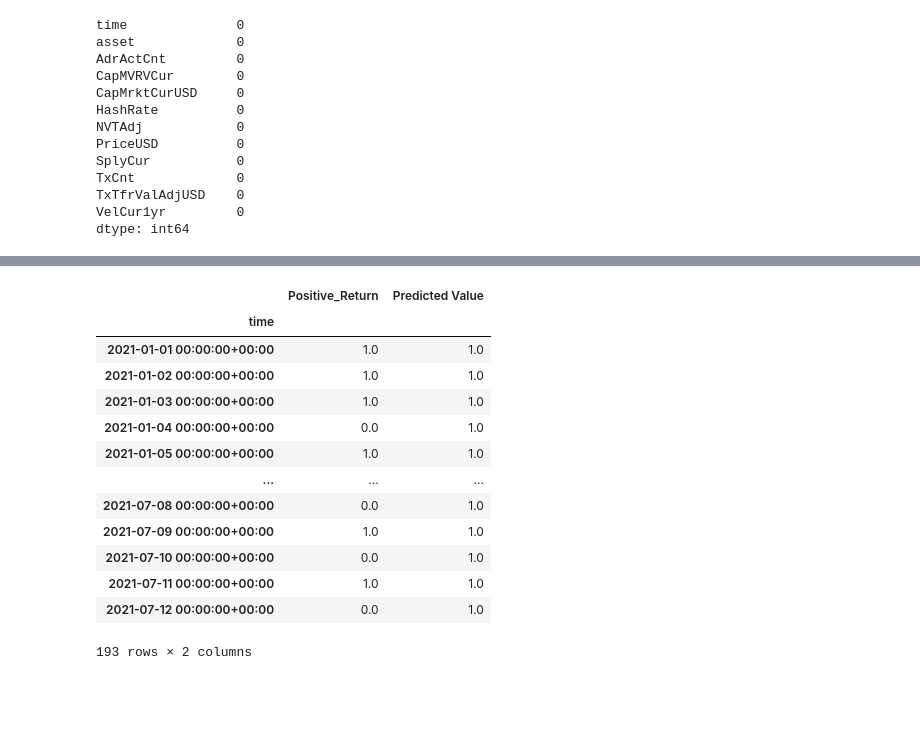
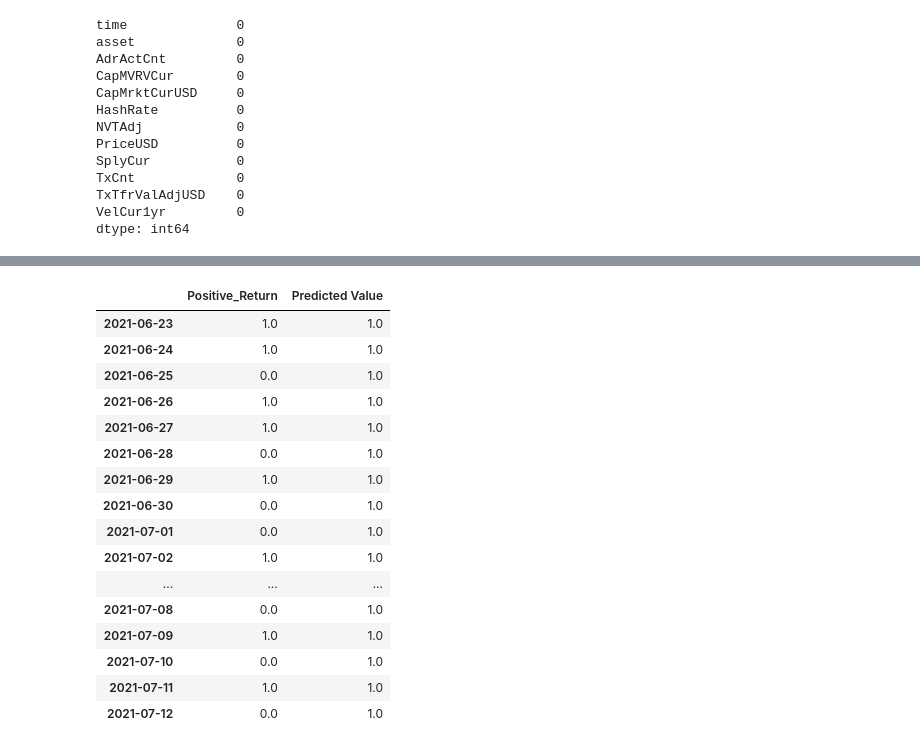
Before and after one commit to dbogatic/crypto-analysis, a Jupyter notebook: btc_price_direction.ipynb, the cells around one changed output, grey strips where cells are left out. Saved outputs shown, nothing was run; the diff lists cells and outputs as text; code cells hidden in the pictures; blank space fills up the shorter version.

```diff
--- a/btc_price_direction.ipynb
+++ b/btc_price_direction.ipynb
@@ -110,6 +140,9 @@ combined_df['Daily_Return'] = combined_df['PriceUSD'].pct_change()
 combined_df['Positive_Return'] = np.where(combined_df['Daily_Return'] > 0, 1.0, 0.0)
 
 combined_df = combined_df.dropna()
+
+# Convert date to str to set test and train windows
+combined_df.index = pd.to_datetime(combined_df.index, format = '%Y/%m/%d')
 combined_df.tail()
 # %% [output]
 |  | asset | AdrActCnt | CapMVRVCur | CapMrktCurUSD | HashRate | NVTAdj | PriceUSD | SplyCur | TxCnt | ... |
@@ -122,9 +154,8 @@ combined_df.tail()
 # %%
 # Select model features and timeframe for train data
-X = combined_df[['AdrActCnt','CapMrktCurUSD','CapMVRVCur','HashRate','NVTAdj','TxCnt','TxTfrValAdjUSD','VelCur1yr','Crossover_Signal']]
-X_train = X[:'2021']
+X = combined_df[['AdrActCnt','CapMrktCurUSD','CapMVRVCur','HashRate','NVTAdj','TxCnt','TxTfrValAdjUSD','VelCur1yr','Crossover_Signal','BTC_Trends']]
+X_train = X[:'2020']
 # %%
 # Select prediction variable and timeframe for train data
 y = combined_df['Positive_Return']
-y_train = y[:'2021']
-y_train
+y_train = y[:'2020']
@@ -199,6 +201,6 @@ Best: 0.542804 using {'criterion': 'entropy', 'max_depth': 5, 'n_estimators': 20
 # %%
 # Define the model with the optimized set of parameters
-model = RandomForestClassifier(criterion='entropy', max_depth=5,n_estimators=20, n_jobs=-1)
+model = RandomForestClassifier(criterion='entropy', max_depth=10,n_estimators=20, n_jobs=-1)
 # %%
 # Fit the model
 model = model.fit(X_train_scaled, y_train)
@@ -239,23 +241,26 @@ weighted avg       0.26      0.51      0.35       193
 # %%
 # Assemble actual y data (Y_test) with predicted y data (from just above) into two columns in a dataframe
 Results = y_test.to_frame()
 Results["Predicted Value"] = predictions
-Results
+Results[-20:]
 # %% [output]
 |  | Positive_Return | Predicted Value |
-| time |  |  |
-| 2021-01-01 00:00:00+00:00 | 1.0 | 1.0 |
-| 2021-01-02 00:00:00+00:00 | 1.0 | 1.0 |
-| 2021-01-03 00:00:00+00:00 | 1.0 | 1.0 |
-| 2021-01-04 00:00:00+00:00 | 0.0 | 1.0 |
-| 2021-01-05 00:00:00+00:00 | 1.0 | 1.0 |
+| 2021-06-23 | 1.0 | 1.0 |
+| 2021-06-24 | 1.0 | 1.0 |
+| 2021-06-25 | 0.0 | 1.0 |
+| 2021-06-26 | 1.0 | 1.0 |
+| 2021-06-27 | 1.0 | 1.0 |
+| 2021-06-28 | 0.0 | 1.0 |
+| 2021-06-29 | 1.0 | 1.0 |
+| 2021-06-30 | 0.0 | 1.0 |
+| 2021-07-01 | 0.0 | 1.0 |
+| 2021-07-02 | 1.0 | 1.0 |
 | ... | ... | ... |
-| 2021-07-08 00:00:00+00:00 | 0.0 | 1.0 |
-| 2021-07-09 00:00:00+00:00 | 1.0 | 1.0 |
-| 2021-07-10 00:00:00+00:00 | 0.0 | 1.0 |
-| 2021-07-11 00:00:00+00:00 | 1.0 | 1.0 |
-| 2021-07-12 00:00:00+00:00 | 0.0 | 1.0 |
+| 2021-07-08 | 0.0 | 1.0 |
+| 2021-07-09 | 1.0 | 1.0 |
+| 2021-07-10 | 0.0 | 1.0 |
+| 2021-07-11 | 1.0 | 1.0 |
+| 2021-07-12 | 0.0 | 1.0 |
-193 rows × 2 columns
 # %%
 # List the features sorted in descending order by feature importance
 importances = model.feature_importances_
```
Also changed, not shown: parts of 14 cells of this notebook, 30 other files.
